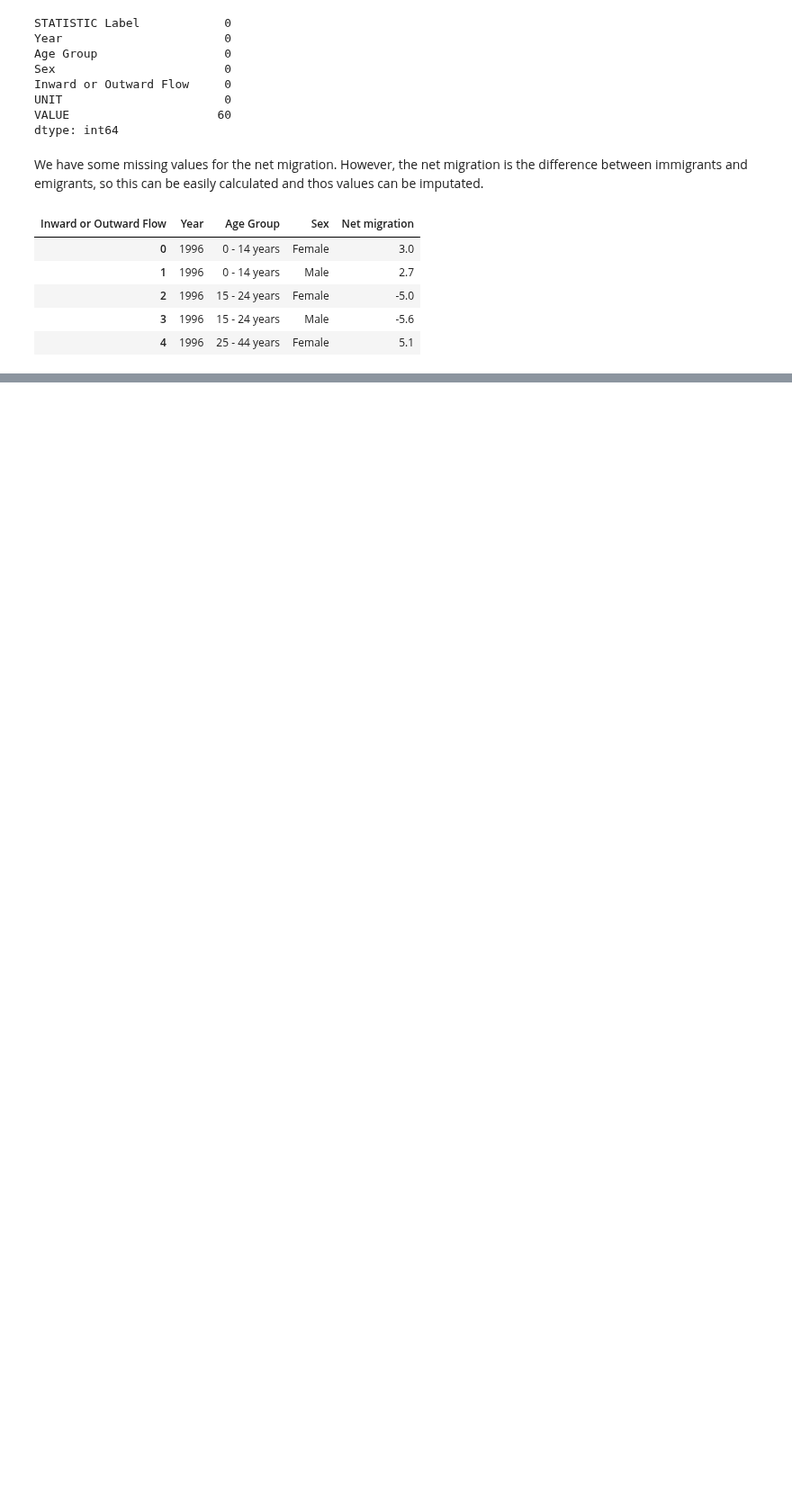
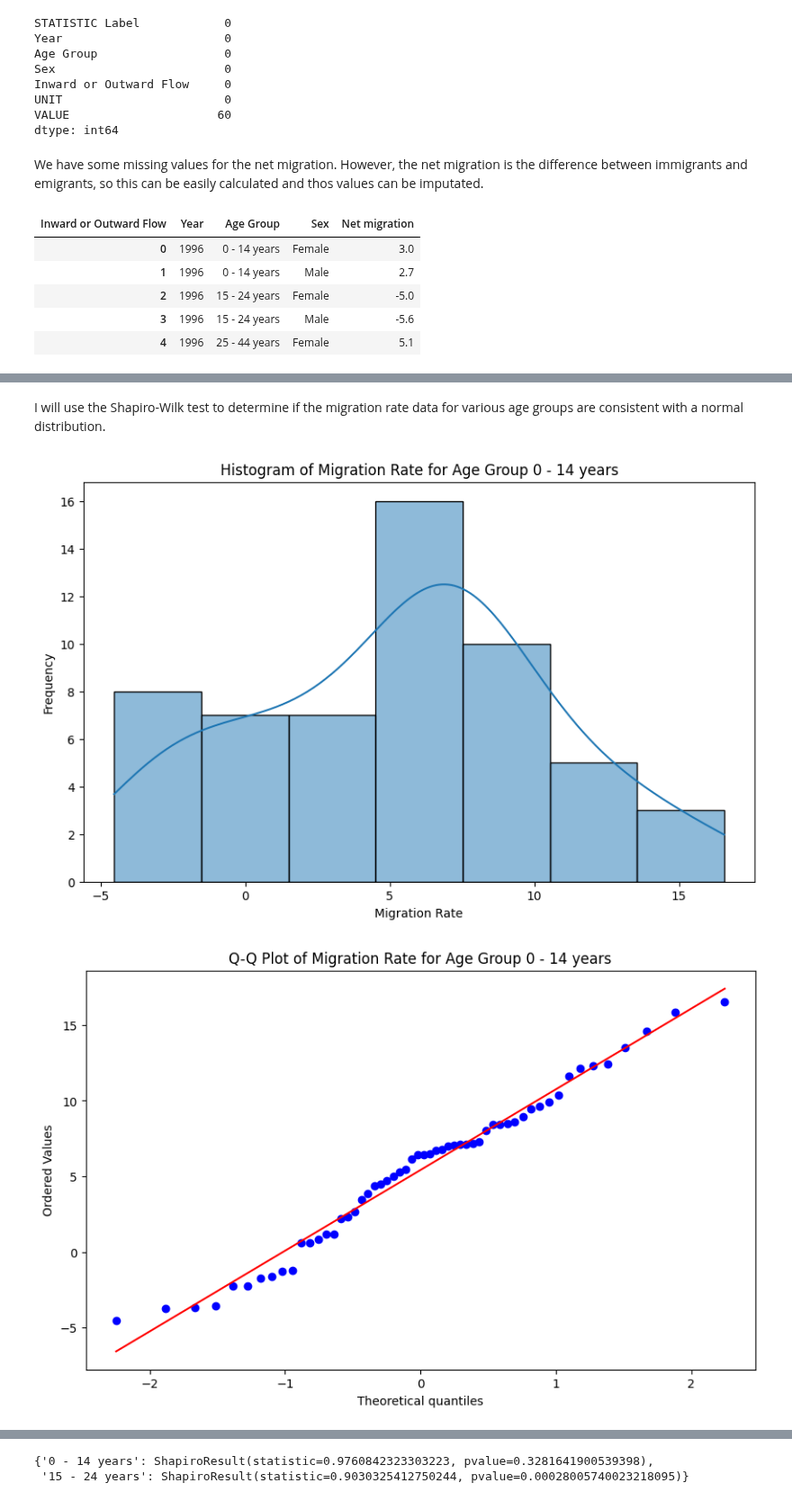
Before and after one commit to Ivkoto/DataAnalyticsMachineLearning, a Jupyter notebook: Data_Preparation/CA1_Data_Prep_V7.ipynb, the cells around one changed output, grey strips where cells are left out. Shown at 90% size. Drawn from its saved outputs; the diff is of its cells as text; code cells hidden in the pictures; blank space fills up the shorter version.

Commit message:
normal distribution

```diff
--- a/Data_Preparation/CA1_Data_Prep_V7.ipynb
+++ b/Data_Preparation/CA1_Data_Prep_V7.ipynb
@@ -249,0 +299,2 @@ migration_df_age_group_for_ml.to_csv('migration_df_age_group_for_ml.csv', index=
+# %%
+merged_df = pd.merge(data_grouped_by_year, migration_df_age_group_for_ml, on=['Year', 'Age Group', 'Sex'], how='right')
@@ -249,0 +323,2 @@ migration_df_age_group_for_ml.to_csv('migration_df_age_group_for_ml.csv', index=
+# %%
+df_merged_final = merged_df.drop('UNIT', axis=1)
@@ -249,0 +363,3 @@ migration_df_age_group_for_ml.to_csv('migration_df_age_group_for_ml.csv', index=
+# %%
+pivot_df_renamed = pivot_df.rename(columns={'VALUE_x': 'Population'})
+pivot_df_renamed
@@ -249,0 +380,4 @@ migration_df_age_group_for_ml.to_csv('migration_df_age_group_for_ml.csv', index=
+# %%
+pivot_df_renamed['Migration_Rate'] = (pivot_df_renamed['Net_Migration'] / pivot_df_renamed['Population']) * 1000
+
+pivot_df_renamed.head()
@@ -249,0 +391,36 @@ migration_df_age_group_for_ml.to_csv('migration_df_age_group_for_ml.csv', index=
+# %% [markdown]
+I will use the Shapiro-Wilk test to determine if the migration rate data for various age groups are consistent with a normal distribution.
+# %%
+# Get unique age groups from the dataset
+selected_age_groups = ['0 - 14 years', '15 - 24 years']
+
+# Create a dictionary to store the results of Shapiro-Wilk test for each age group
+shapiro_results = {}
+
+# Plotting histograms and Q-Q plots for each age group and performing Shapiro-Wilk test
+for age_group in selected_age_groups:
+    # Filter the dataset for the current age group
+    current_age_group_data = pivot_df_renamed[pivot_df_renamed['Age Group'] == age_group]
+
+    # Visual assessment of normality using a histogram
+    plt.figure(figsize=(10, 6))
+    sns.histplot(current_age_group_data['Migration_Rate'], kde=True)
+    plt.title(f'Histogram of Migration Rate for Age Group {age_group}')
+    plt.xlabel('Migration Rate')
+    plt.ylabel('Frequency')
+    plt.show()
+
+    # Visual assessment of normality using a Q-Q plot
+    plt.figure(figsize=(10, 6))
+    stats.probplot(current_age_group_data['Migration_Rate'], dist="norm", plot=plt)
+    plt.title(f'Q-Q Plot of Migration Rate for Age Group {age_group}')
+    plt.show()
+
+    # Perform the Shapiro-Wilk test for normality
+    shapiro_test = stats.shapiro(current_age_group_data['Migration_Rate'])
+    shapiro_results[age_group] = shapiro_test
+
+shapiro_results
+# %% [output]
+[figure, added]
+[figure, added]
@@ -249,0 +429,2 @@ migration_df_age_group_for_ml.to_csv('migration_df_age_group_for_ml.csv', index=
+{'0 - 14 years': ShapiroResult(statistic=0.9760842323303223, pvalue=0.3281641900539398),
+ '15 - 24 years': ShapiroResult(statistic=0.9030325412750244, pvalue=0.00028005740023218095)}
```
Also changed, not shown: parts of 28 cells of this notebook.
